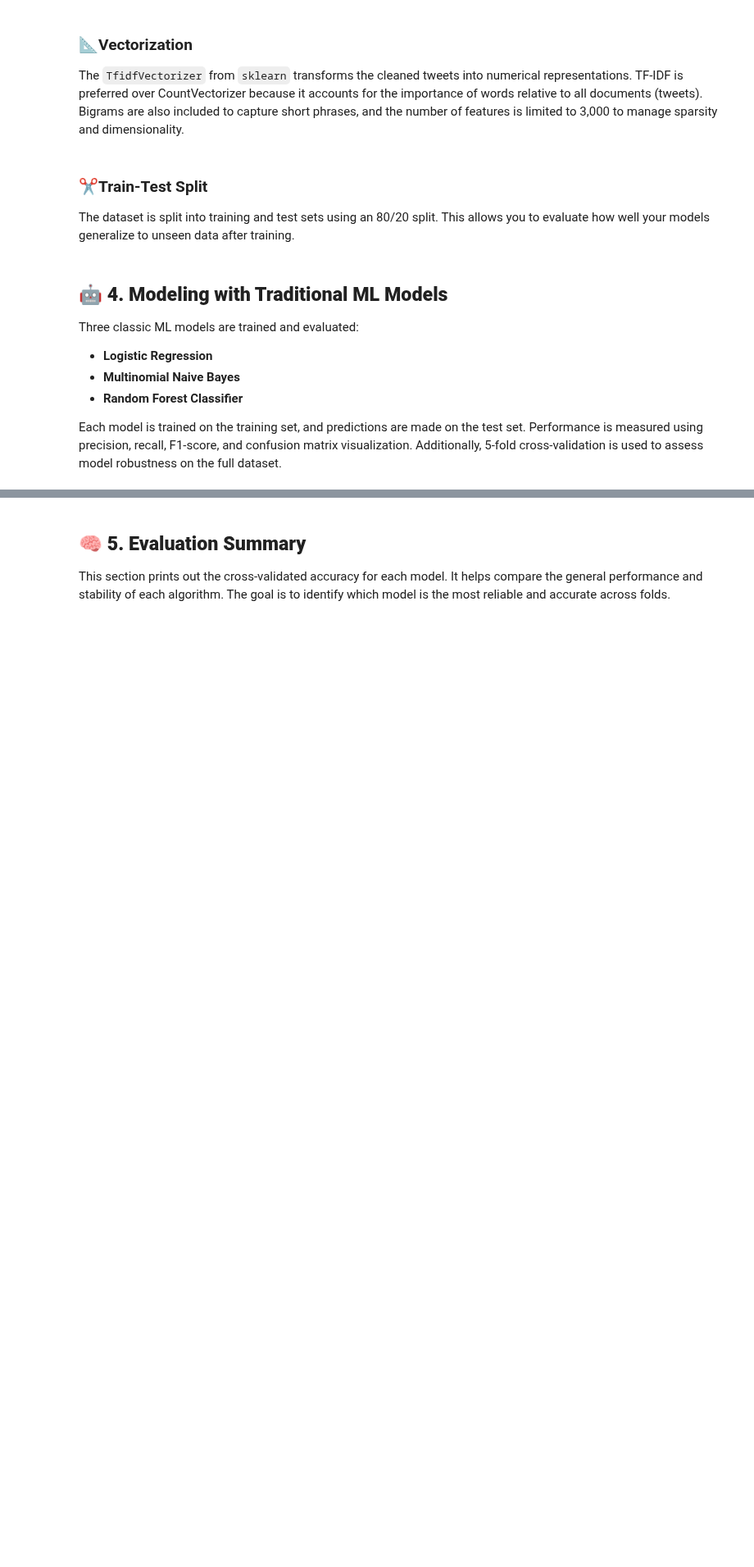
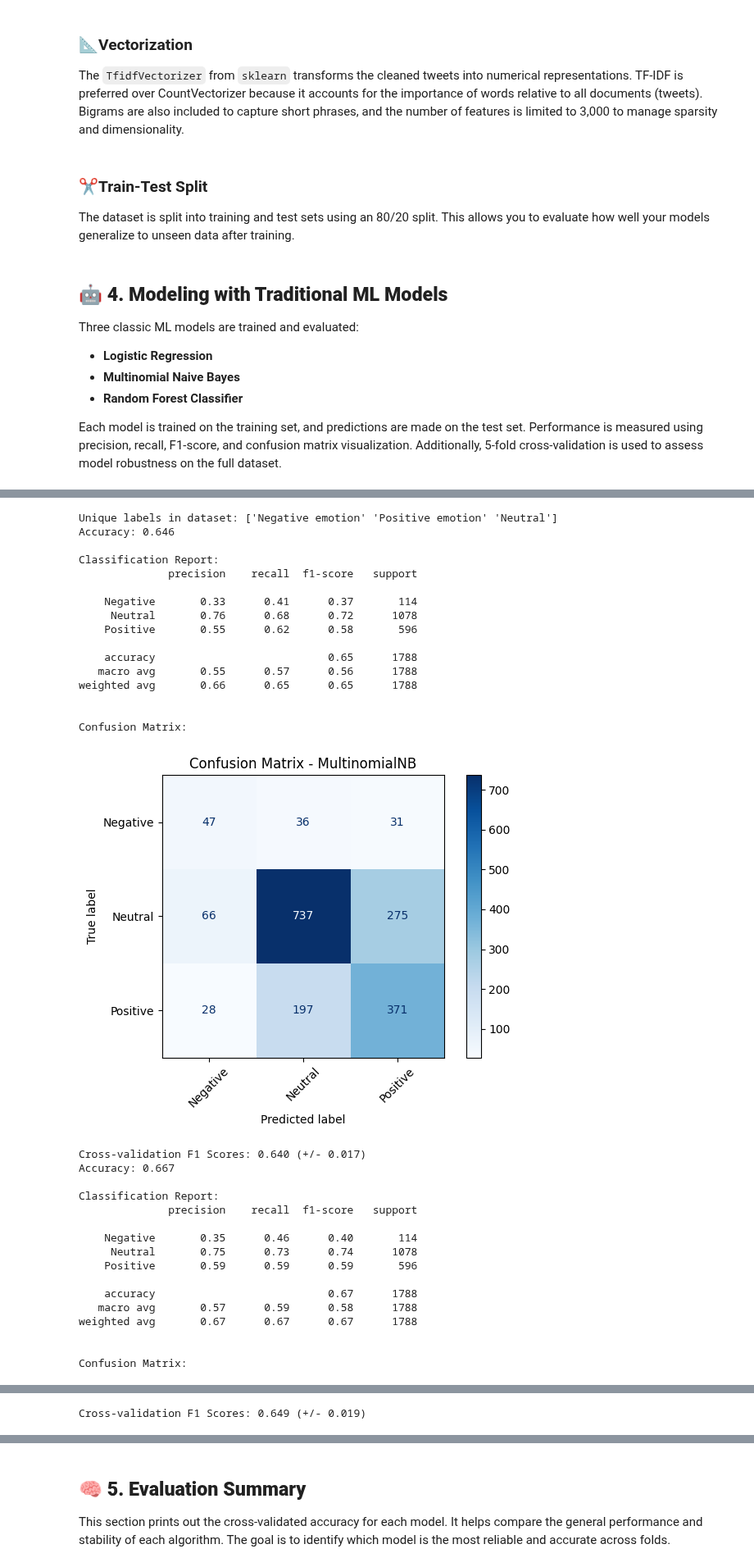
Before and after one commit to Owiti-Charles/Phase-4-Group-6, a Jupyter notebook: notebook.ipynb, the cells around one changed output, grey strips where cells are left out. Shown at 82% size. Drawn from its saved outputs; the diff is of its cells as text; code cells hidden in the pictures; blank space fills up the shorter version.

```diff
--- a/notebook.ipynb
+++ b/notebook.ipynb
@@ -330,0 +386,36 @@ Positive emotion       0.64      0.44      0.52       596
+# %%
+tune_and_evaluate_model(data)
+# %% [output]
+Unique labels in dataset: ['Negative emotion' 'Positive emotion' 'Neutral']
+Accuracy: 0.646
+
+Classification Report:
+              precision    recall  f1-score   support
+
+    Negative       0.33      0.41      0.37       114
+     Neutral       0.76      0.68      0.72      1078
+    Positive       0.55      0.62      0.58       596
+
+    accuracy                           0.65      1788
+   macro avg       0.55      0.57      0.56      1788
+weighted avg       0.66      0.65      0.65      1788
+
+
+Confusion Matrix:
+[figure, added]
+Cross-validation F1 Scores: 0.640 (+/- 0.017)
+Accuracy: 0.667
+
+Classification Report:
+              precision    recall  f1-score   support
+
+    Negative       0.35      0.46      0.40       114
+     Neutral       0.75      0.73      0.74      1078
+    Positive       0.59      0.59      0.59       596
+
+    accuracy                           0.67      1788
+   macro avg       0.57      0.59      0.58      1788
+weighted avg       0.67      0.67      0.67      1788
+
+
+Confusion Matrix:
@@ -330,0 +440 @@ Positive emotion       0.64      0.44      0.52       596
+Cross-validation F1 Scores: 0.649 (+/- 0.019)
```
Also changed, not shown: parts of 11 cells of this notebook, 11 other files.
